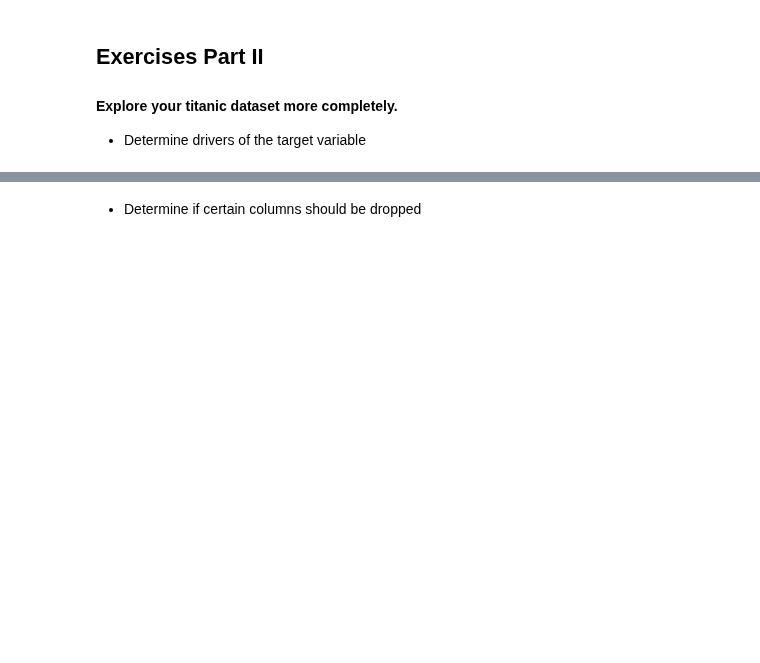
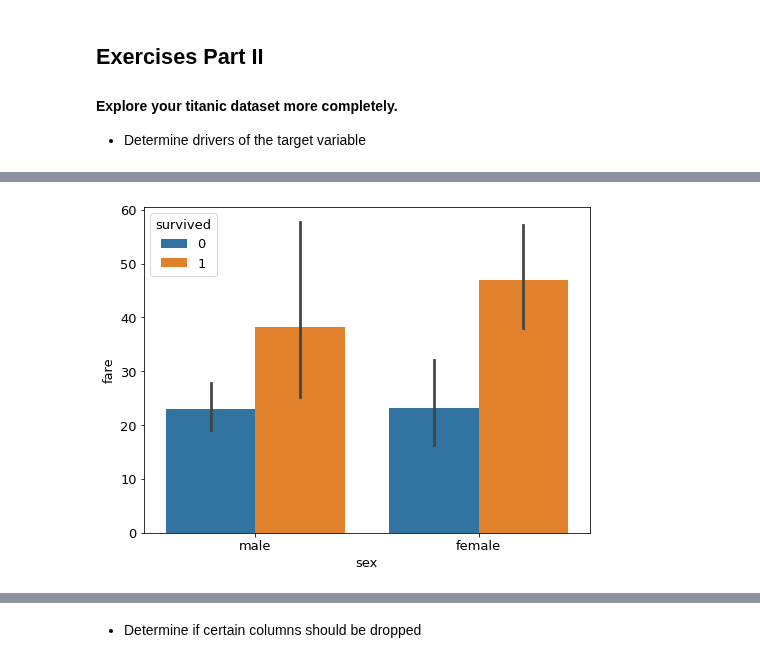
Before and after one commit to Daniel-Northcutt/classification_exercises, a Jupyter notebook: Classification_Exercises.ipynb, the cells around one changed output, grey strips where cells are left out. Cells and saved outputs as stored; diff of their text form; code cells hidden in the pictures; blank space fills up the shorter version.

```diff
--- a/Classification_Exercises.ipynb
+++ b/Classification_Exercises.ipynb
@@ -1214,3 +987,6 @@ pd.melt()
 #### Explore your titanic dataset more completely.
 
 - Determine drivers of the target variable
+# %%
+titanic_df = acquire.get_titanic_data()
+titanic_df.head()
@@ -1216,0 +1022,7 @@ pd.melt()
+# %%
+train, test = train_test_split(titanic_df, test_size = .2, random_state=123, stratify=titanic_df.survived)
+train, validate = train_test_split(train, test_size=.3, random_state=123, stratify=train.survived)
+# %%
+sns.barplot(x='sex', y='fare', data = train, hue = 'survived');
+# %% [output]
+[figure, added]
```
Also changed, not shown: parts of 49 cells of this notebook.
